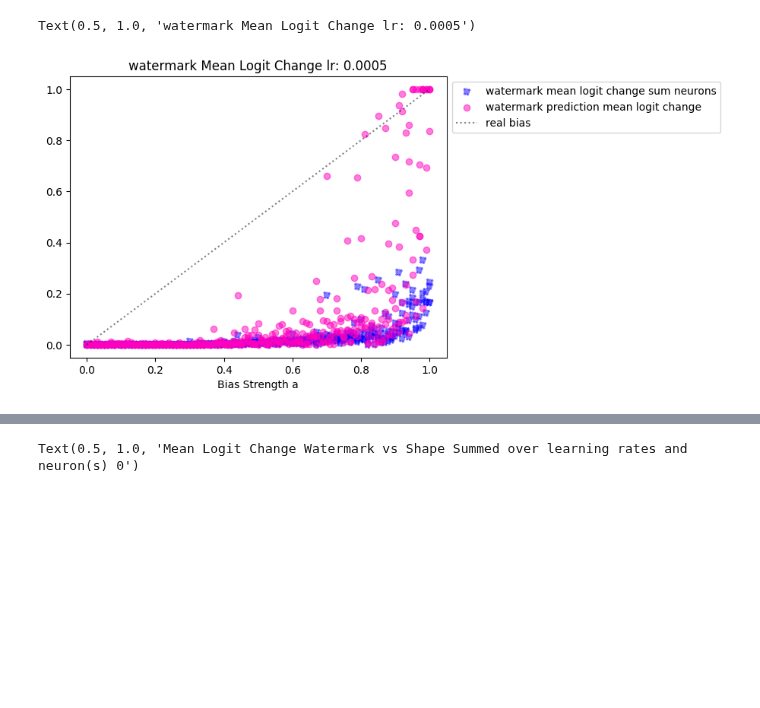
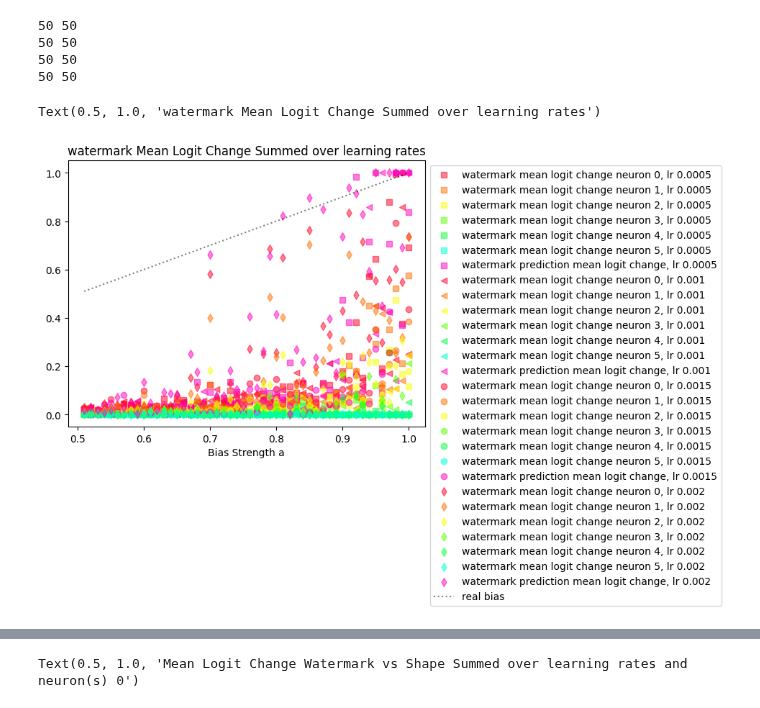
Before and after one commit to lillijo/xai-evaluation-master-thesis, a Jupyter notebook: experiments/ground_truth_experiments.ipynb, the cells around one changed output, grey strips where cells are left out. Saved outputs shown, nothing was run; the diff lists cells and outputs as text; code cells hidden in the pictures; blank space fills up the shorter version.

```diff
--- a/experiments/ground_truth_experiments.ipynb
+++ b/experiments/ground_truth_experiments.ipynb
@@ -84,14 +53,0 @@ datas[3] = list(filter(lambda x: x["learning_rate"] == 0.0005, alldata))
-# %%
-# REDUCE BIAS INTERVAL
-b = 0.6
-filtbiases = [
-    a["bias"] for a in list(filter(lambda x: x["learning_rate"] == 0.001 and x["bias"] > b, alldata))
-]
-datas =[[],[],[],[]]
-datas[0] = list(filter(lambda x: x["learning_rate"] == 0.001 and x["bias"] > b, alldata))
-
-datas[1] = list(filter(lambda x: x["learning_rate"] == 0.0015 and x["bias"] > b, alldata))
-
-datas[2] = list(filter(lambda x: x["learning_rate"] == 0.002 and x["bias"] > b, alldata))
-
-datas[3] = list(filter(lambda x: x["learning_rate"] == 0.0005 and x["bias"] > b, alldata))
@@ -101,48 +204,48 @@ factornames[0] = "watermark"
 # %%
 def plot_linear_layer(items, biasitems, factor=0):
-    plt.scatter(
-        biasitems,
-        [np.sum(a["crp_mean_logit_change"][0]) / 6 for a in items],
-        c=colors[7],
-        label=f"{factornames[factor]} mean logit change sum neurons",
-        linestyle="dotted",
-        linewidth=2,
-        alpha=0.5,
-    )
-    plt.scatter(
-        biasitems,
-        [a["pred_mean_logit_change"][factor] for a in items],
-        color=colors[9],
-        label=f"{factornames[factor]} prediction mean logit change",
-        alpha=0.5,
-    )
-    """ for i in range(6):
+    shapes = ["s", "<", "o", "d"]
+    for i in range(4):
+        print(len(items[i]), len(biasitems))
+        sort_vals = [sorted([a["crp_mean_logit_change"][factor][n] for n in range(6)], reverse=True) for a in items[i]]
+        for n in range(0,6):
+            vals = [a[n] for a in sort_vals]
+            #[a["crp_mean_logit_change"][factor][n] for a in items[i]]
+            plt.scatter(
+                biasitems,
+                vals,
+                color=colors[n],
+                label=f"{latents_names[factor]} mean logit change neuron {n}, lr {lrs[i]}",
+                marker=shapes[i],
+                alpha=0.5,
+            )
         plt.scatter(
             biasitems,
-            [a["crp_mean_logit_change"][factor][i] for a in items],
-            color=colors[i],
-            label=f"{factornames[factor]} mean logit change neuron {i}",
+            [a["pred_mean_logit_change"][factor] for a in items[i]],
+            color=colors[9],
+            label=f"{latents_names[factor]} prediction mean logit change, lr {lrs[i]}",
+            marker=shapes[i],
             alpha=0.5,
-        ) """
+        )
     plt.plot(
         biasitems,
         biasitems,
         color="#000",
         label="real bias",
         linestyle="dotted",
         alpha=0.5,
     )
 
+
 factor = 0
-lrindex = 0
-lrs = [0.0005, 0.001, 0.0015, 0.002]
-lr = lrs[lrindex]
-# plot_linear_layer(datas[lrindex], filtbiases, factor)
-plot_linear_layer(alldata, biases)
+plot_linear_layer(datas, filtbiases,factor)
 plt.legend(bbox_to_anchor=(1, 1))
 
 plt.xlabel("Bias Strength a")
-plt.title(f"{factornames[factor]} Mean Logit Change lr: {lr}")
+plt.title(f"{latents_names[factor]} Mean Logit Change Summed over learning rates")
 # %% [output]
-Text(0.5, 1.0, 'watermark Mean Logit Change lr: 0.0005')
+50 50
+50 50
+50 50
+50 50
+Text(0.5, 1.0, 'watermark Mean Logit Change Summed over learning rates')
-[figure, old version]
+[figure, new version]
```
Also changed, not shown: parts of 13 cells of this notebook, 11 other files.
